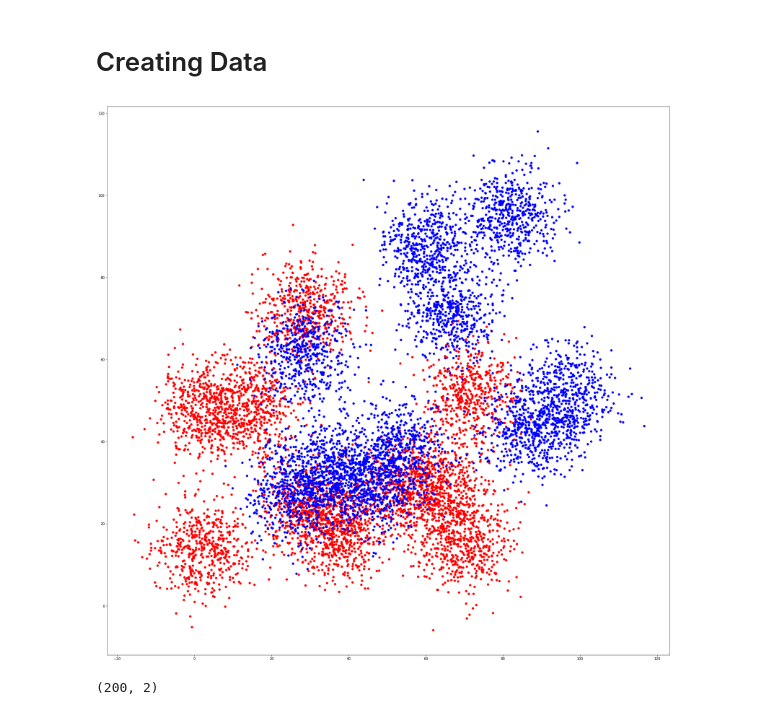
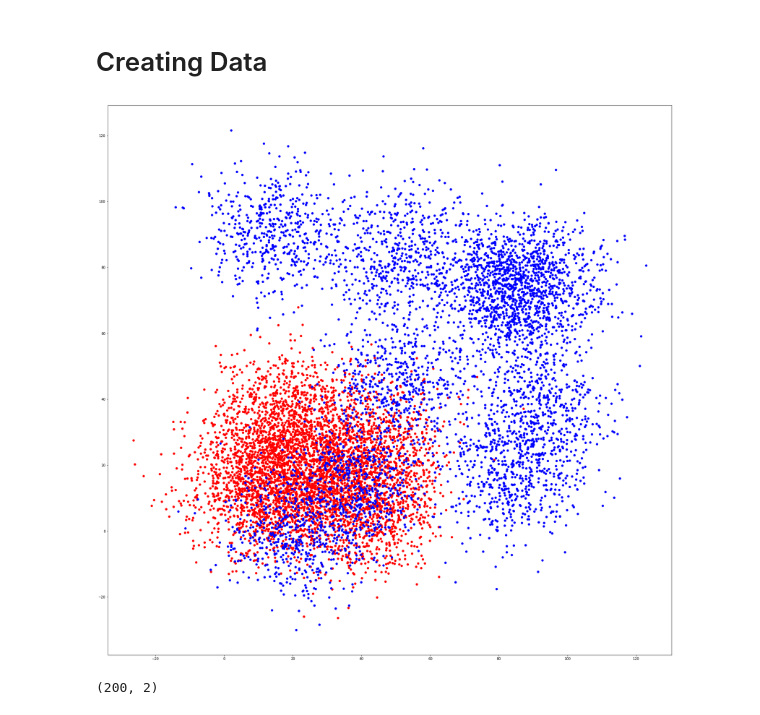
Before and after one commit to tarik0219/CS_PSL, a Jupyter notebook: Assignment_1/test_gaussian_distribution.ipynb, the cells around one changed output. Cells and saved outputs as stored; diff of their text form; code cells hidden in the pictures.

```diff
--- a/Assignment_1/test_gaussian_distribution.ipynb
+++ b/Assignment_1/test_gaussian_distribution.ipynb
@@ -44,16 +48,16 @@ def create_data(m_random_low,m_random_high,s,csize,size):
         total2 = np.concatenate((total2, test2), axis=0)
     return total1,total2
 # %%
-x1, x2 = create_data(0,75,6,10,510)
-y1, y2 = create_data(25,100,6,10,510)
+x1, x2 = create_data(0,50,10,10,510)
+y1, y2 = create_data(0,100,10,10,510)
 fig, axes = plt.subplots(1, 1)
 plt.plot(x1,x2,'ro')
 plt.plot(y1,y2,'bo')
 fig.set_size_inches(30, 30)
 plt.savefig('fig1.jpg')
 plt.show()
 # %% [output]
-[figure, old version]
+[figure, new version]
 # %%
 data_X = np.zeros((10200,2))
 data_y = np.zeros((10200,1))
```
Also changed, not shown: parts of 19 cells of this notebook, 1 other file.
